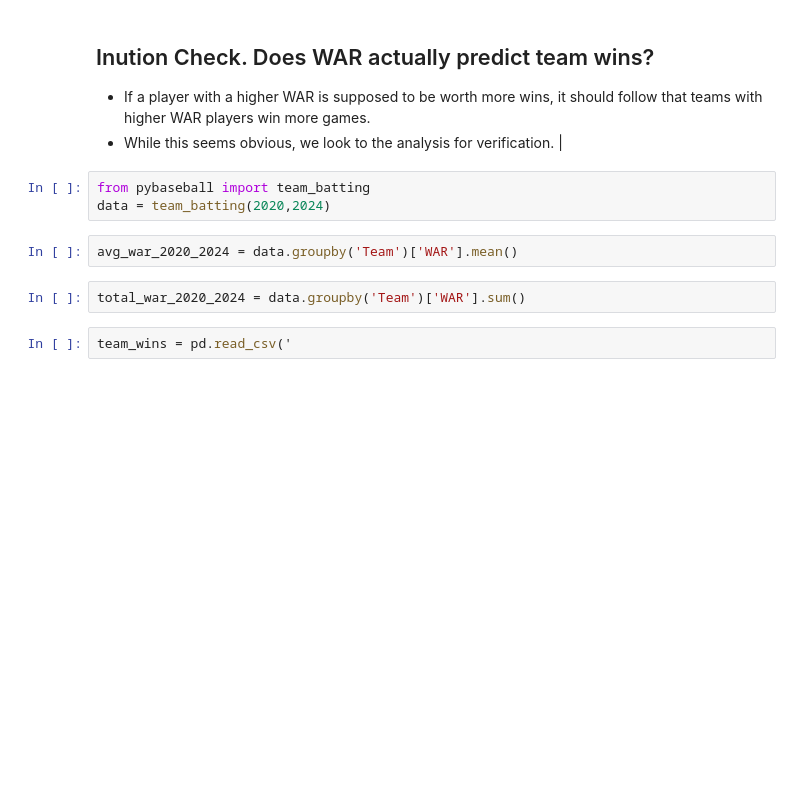
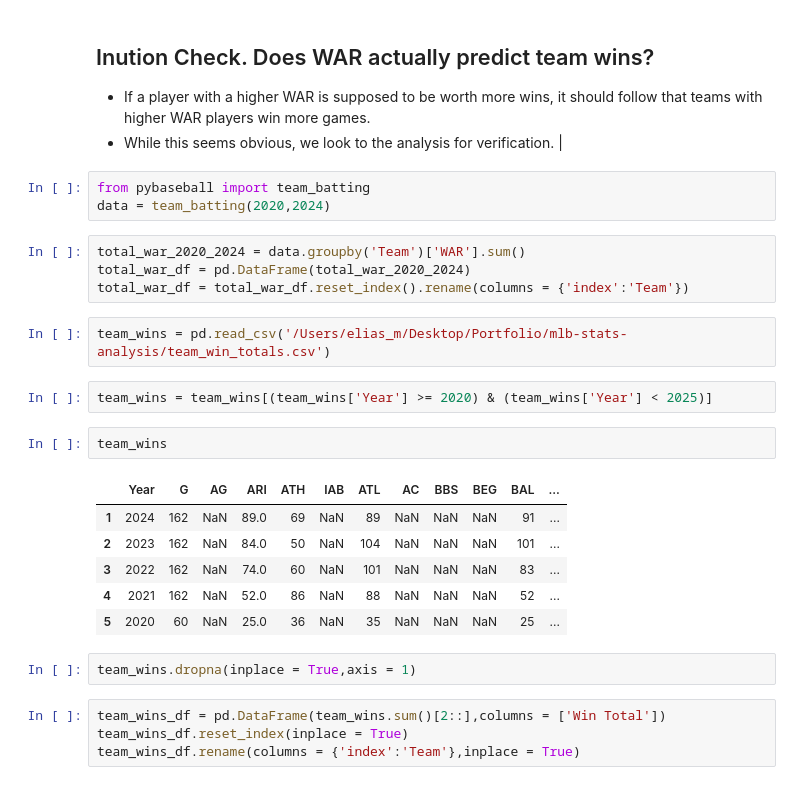
Before and after one commit to EliasOMacias/MLB_stats_analysis, a Jupyter notebook: MLB_notebook.ipynb, the cells around one changed output. Drawn from its saved outputs; the diff is of its cells as text; blank space fills up the shorter version.

```diff
--- a/MLB_notebook.ipynb
+++ b/MLB_notebook.ipynb
@@ -174,9 +176,26 @@ plt.show()
 # %%
 from pybaseball import team_batting
 data = team_batting(2020,2024)
-# %%
-avg_war_2020_2024 = data.groupby('Team')['WAR'].mean()
 # %%
 total_war_2020_2024 = data.groupby('Team')['WAR'].sum()
+total_war_df = pd.DataFrame(total_war_2020_2024)
+total_war_df = total_war_df.reset_index().rename(columns = {'index':'Team'})
 # %%
-team_wins = pd.read_csv('
+team_wins = pd.read_csv('/Users/elias_m/Desktop/Portfolio/mlb-stats-analysis/team_win_totals.csv')
+# %%
+team_wins = team_wins[(team_wins['Year'] >= 2020) & (team_wins['Year'] < 2025)]
+# %%
+team_wins
+# %% [output]
+|  | Year | G | AG | ARI | ATH | IAB | ATL | AC | BBS | BEG | BAL | ... |
+| 1 | 2024 | 162 | NaN | 89.0 | 69 | NaN | 89 | NaN | NaN | NaN | 91 | ... |
+| 2 | 2023 | 162 | NaN | 84.0 | 50 | NaN | 104 | NaN | NaN | NaN | 101 | ... |
+| 3 | 2022 | 162 | NaN | 74.0 | 60 | NaN | 101 | NaN | NaN | NaN | 83 | ... |
+| 4 | 2021 | 162 | NaN | 52.0 | 86 | NaN | 88 | NaN | NaN | NaN | 52 | ... |
+| 5 | 2020 | 60 | NaN | 25.0 | 36 | NaN | 35 | NaN | NaN | NaN | 25 | ... |
+# %%
+team_wins.dropna(inplace = True,axis = 1)
+# %%
+team_wins_df = pd.DataFrame(team_wins.sum()[2::],columns = ['Win Total'])
+team_wins_df.reset_index(inplace = True)
+team_wins_df.rename(columns = {'index':'Team'},inplace = True)
```
Also changed, not shown: parts of 10 cells of this notebook.
